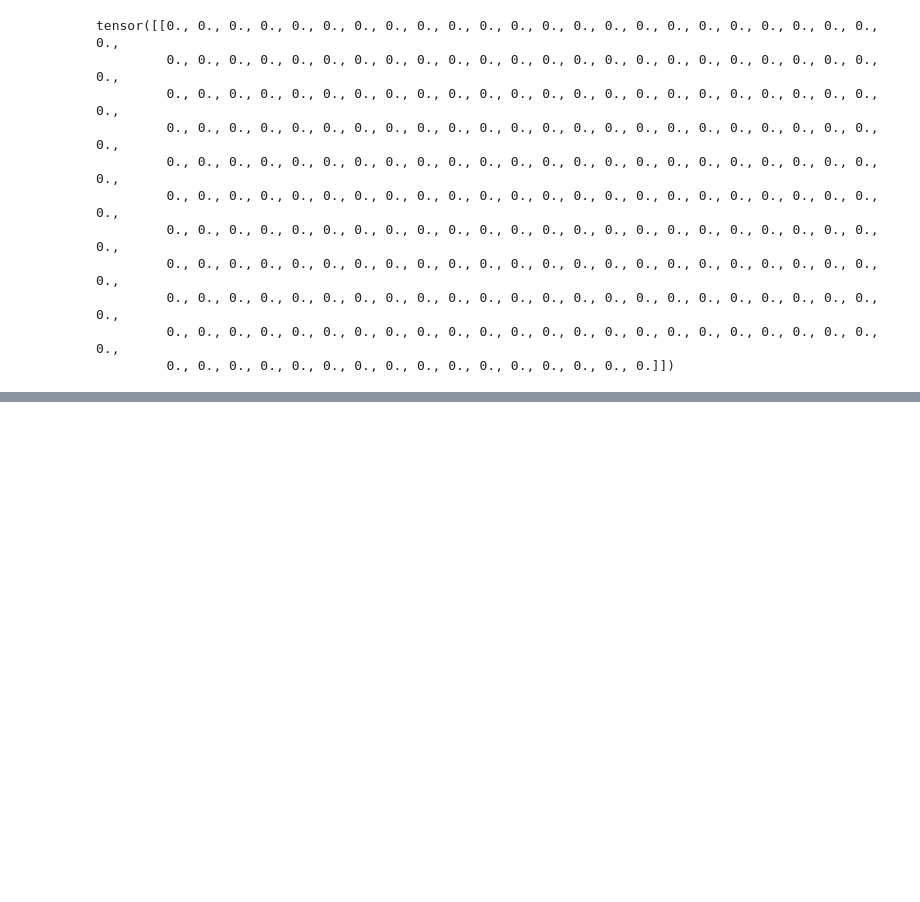
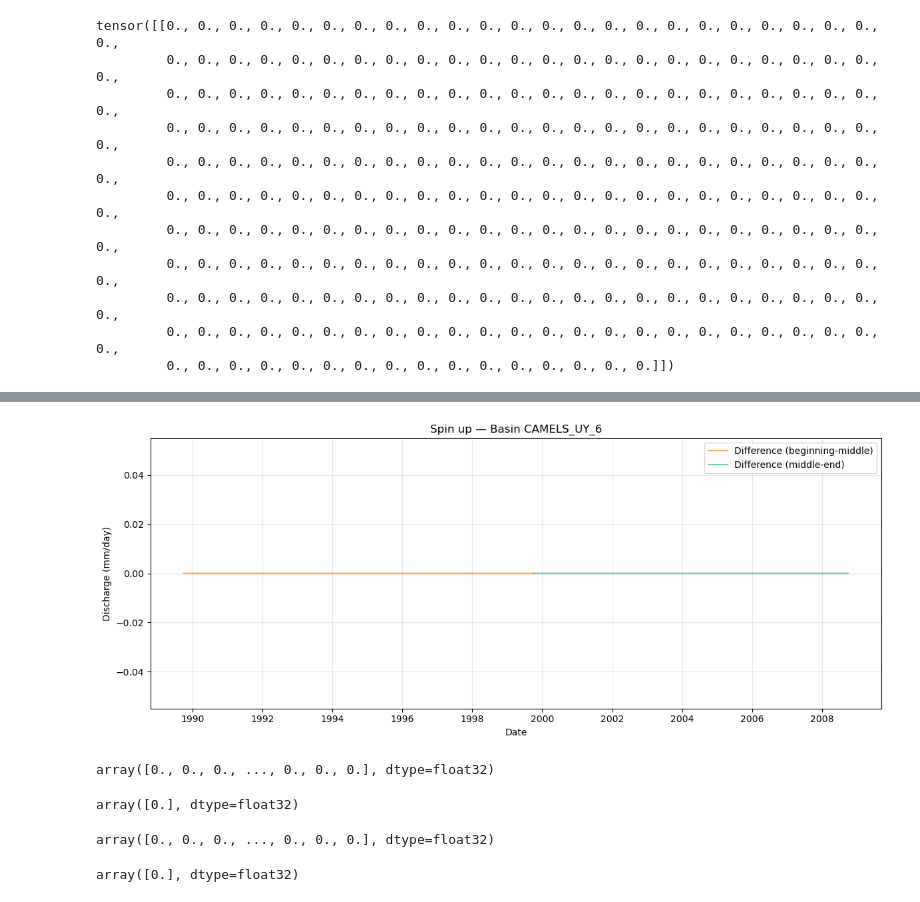
Before and after one commit to DSHydro/NeuralHydrologyAzure, a Jupyter notebook: ensemble_streamflow_prediction/soting_and_retrieving_model_state.ipynb, the cells around one changed output, grey strips where cells are left out. Saved outputs shown, nothing was run; the diff lists cells and outputs as text; code cells hidden in the pictures; blank space fills up the shorter version.

```diff
--- a/ensemble_streamflow_prediction/soting_and_retrieving_model_state.ipynb
+++ b/ensemble_streamflow_prediction/soting_and_retrieving_model_state.ipynb
@@ -485,0 +623,5 @@ tensor([[0., 0., 0., 0., 0., 0., 0., 0., 0., 0., 0., 0., 0., 0., 0., 0., 0., 0.,
+# %%
+pred_complete_run = pd.DataFrame({
+    "QObs_mm_d": pred,
+},index=dates)
+pred_complete_run.head()
@@ -485,0 +636,3 @@ tensor([[0., 0., 0., 0., 0., 0., 0., 0., 0., 0., 0., 0., 0., 0., 0., 0., 0., 0.,
+# %%
+pred_complete_run_first=pred_complete_run.loc[dates_first]
+pred_complete_run_first
@@ -485,0 +654,3 @@ tensor([[0., 0., 0., 0., 0., 0., 0., 0., 0., 0., 0., 0., 0., 0., 0., 0., 0., 0.,
+# %%
+pred_complete_run_second=pred_complete_run.loc[dates_second]
+pred_complete_run_second
@@ -485,0 +672,37 @@ tensor([[0., 0., 0., 0., 0., 0., 0., 0., 0., 0., 0., 0., 0., 0., 0., 0., 0., 0.,
+# %%
+obs_first= pred_complete_run_first["QObs_mm_d"].values
+obs_second= pred_complete_run_second["QObs_mm_d"].values
+
+difference_first = obs_first - pred_first
+difference_second = obs_second - pred_second
+
+# --- Plot ---
+plt.figure(figsize=(12, 5))
+plt.plot(dates_first, difference_first, label="Difference (beginning-middle)", alpha=0.7, color="tab:orange")
+plt.plot(dates_second, difference_second, label="Difference (middle-end)", alpha=0.7,color="mediumseagreen")
+
+plt.title(f"Spin up — Basin {basin}")
+plt.xlabel("Date")
+plt.ylabel("Discharge (mm/day)")
+plt.legend()
+plt.grid(True, alpha=0.3)
+plt.tight_layout()
+plt.show()
+# %% [output]
+[figure, added]
+# %%
+difference_first
+# %% [output]
+array([0., 0., 0., ..., 0., 0., 0.], dtype=float32)
+# %%
+np.unique(difference_first)
+# %% [output]
+array([0.], dtype=float32)
+# %%
+difference_second
+# %% [output]
+array([0., 0., 0., ..., 0., 0., 0.], dtype=float32)
+# %%
+np.unique(difference_second)
+# %% [output]
+array([0.], dtype=float32)
```
Also changed, not shown: parts of 25 cells of this notebook, 3 other files.
